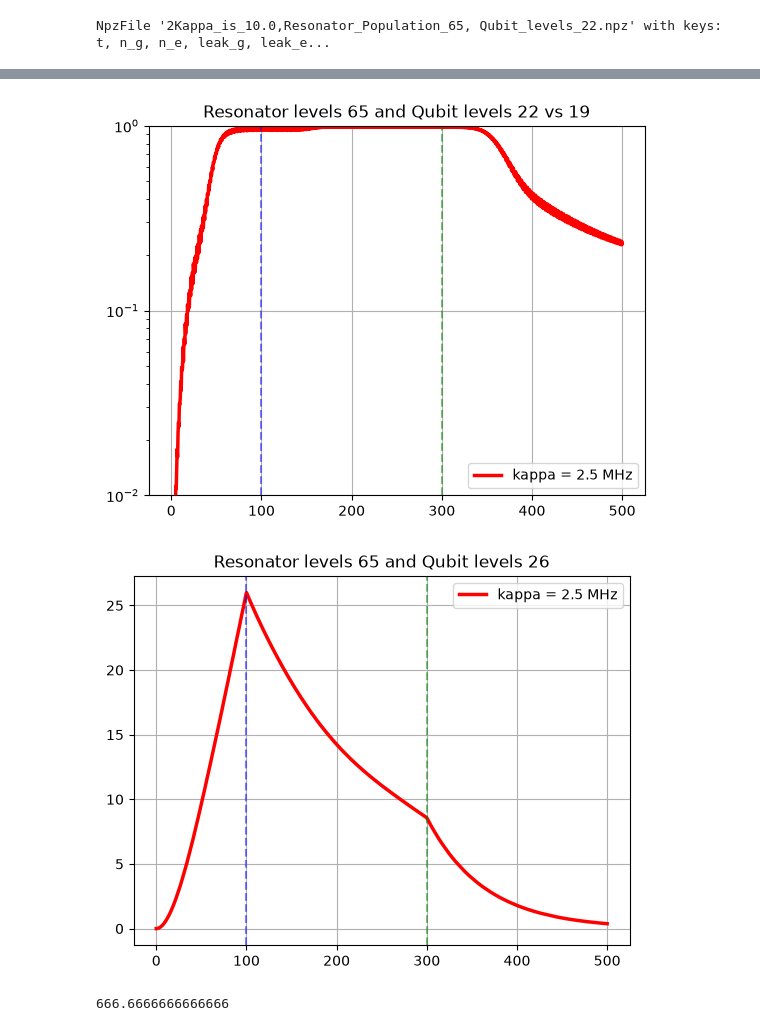
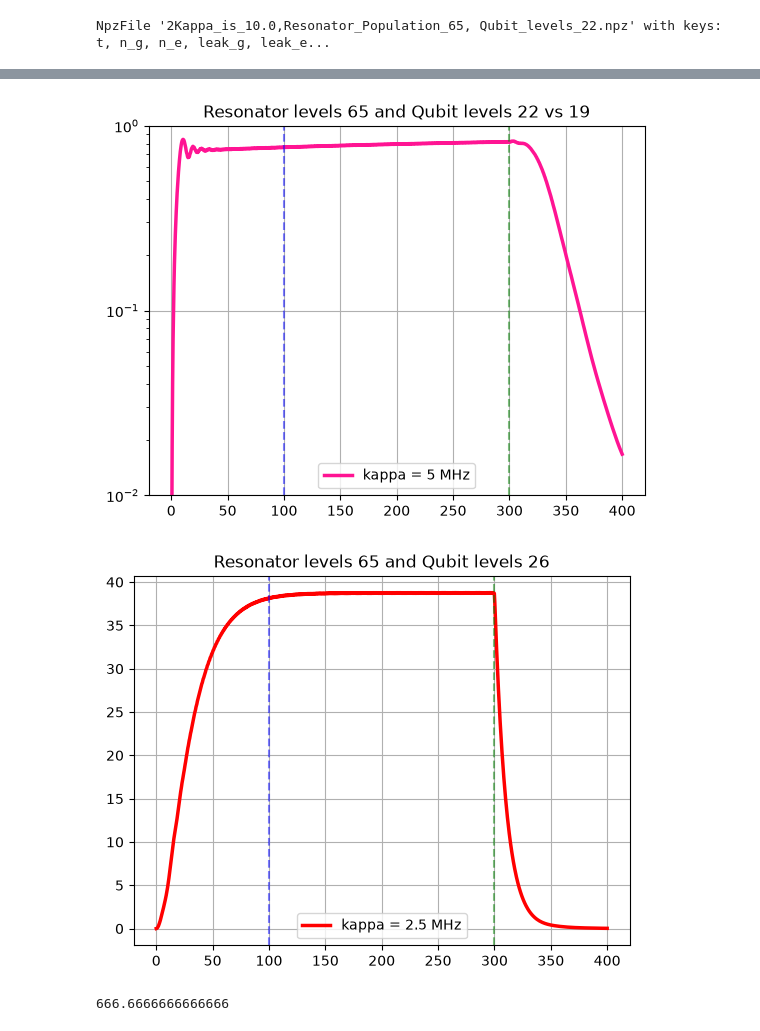
Before and after one commit to kishanbhowal/Fluxonium_simulations, a Jupyter notebook: combining_plots.ipynb, the cells around one changed output, grey strips where cells are left out. Drawn from its saved outputs; the diff is of its cells as text; code cells hidden in the pictures.

Commit message:
Panya Device for Poster

```diff
--- a/combining_plots.ipynb
+++ b/combining_plots.ipynb
@@ -4,5 +22,5 @@ import matplotlib.pyplot as plt
 # %%
-data_5 = np.load("Kappa_is_5.0,Resonator_Population_65, Qubit_levels_26.npz")
+data_5 = np.load("For_Panya_Kappa_is_15.3,Resonator_Population_65, Qubit_levels_20.npz")
 data_25 =  np.load("600_19_Kappa_is_2.5,Resonator_Population_60, Qubit_levels_19.npz")
 data_10 =  np.load("2Kappa_is_10.0,Resonator_Population_65, Qubit_levels_22.npz")
 data_10_19 = np.load("19Kappa_is_10.0,Resonator_Population_65, Qubit_levels_19.npz")
@@ -58,8 +79,8 @@ assignment_error_10_25 = data_10_25["assignment_error"]
 snr_10_19 = data_10_25["snr"]
 # %%
 #plt.plot(t,n_e)
-plt.plot(t_25, leak_e_25, label = "kappa = 2.5 MHz", color = "r", linewidth = "2.5")
-#plt.plot(t_5,leak_e_5, label = "kappa = 5 MHz" , color = "deeppink", linewidth = "2.5")
+# plt.plot(t_5, n_e_5, label = "kappa = 2.5 MHz", color = "r", linewidth = "2.5")
+plt.plot(t_5,leak_e_5, label = "kappa = 5 MHz" , color = "deeppink", linewidth = "2.5")
 # plt.plot(t_10,leak_e_10, label = "kappa = 10 MHz 22 levels", color = "r" , linewidth = "2.5" )
 # plt.plot(t_10_19,leak_e_10_19, label = "kappa = 10 MHz 19 levels", color = "hotpink" , linewidth = "2.5" )
 # plt.plot(t_10_25,leak_e_10_25, label = "kappa = 10 MHz 25 levels", color = "g" , linewidth = "2.5" )
@@ -74,25 +95,25 @@ plt.title("Resonator levels 65 and Qubit levels 22 vs 19")
 plt.savefig('leakage_population_combined_25_22_and_19_kappa_10MHz.png', dpi=300, bbox_inches='tight')
 plt.show()
 # %% [output]
-[figure, old version]
+[figure, new version]
 # %%
-plt.plot(t_25, n_e_25, label = "kappa = 2.5 MHz", color = "r", linewidth = "2.5")
+plt.plot(t_5, n_e_5, label = "kappa = 2.5 MHz", color = "r", linewidth = "2.5")
 # plt.plot(t_5,n_e_5, label = "kappa = 5 MHz", color = "deeppink", linewidth = "2.5")
 # plt.plot(t_10,n_e_10, label = "kappa = 10 MHz ", color = "r", linewidth = "2.5" )
 # plt.plot(t_10_19,n_e_10_19, label = "kappa = 10 MHz 19 levels", color = "b", linewidth = "2.5" )
 # plt.plot(t_10_25,n_e_10_25, label = "kappa = 10 MHz 25 levels", color = "g" , linewidth = "2.5" )
 #plt.ylim(1e-2, 1e0)
 plt.grid()
 plt.legend()
 #plt.vlines(t_5, 100, 300)
 plt.axvline(100,color="b", linestyle="--", alpha=0.5 )
 plt.axvline(300,color="g", linestyle="--", alpha=0.5)
 plt.title("Resonator levels 65 and Qubit levels 26")
 #np.savez(f"2Kappa_is_{kappa},Resonator_Population_{res_dim}, Qubit_levels_{qubit_levels}", t= t, n_g = n_g, n_e = n_e, leak_g = leak_g, leak_e = leak_e, assignment_error = assignment_error, snr =snr)
 plt.savefig('resonator_population_combined_19,22,25.png', dpi=300, bbox_inches='tight')
 plt.show(block=True)
 # %% [output]
-[figure, old version]
+[figure, new version]
 # %%
 x = 300/(450/1000)
 x
```
Also changed, not shown: parts of 3 cells of this notebook, 4 other files.
